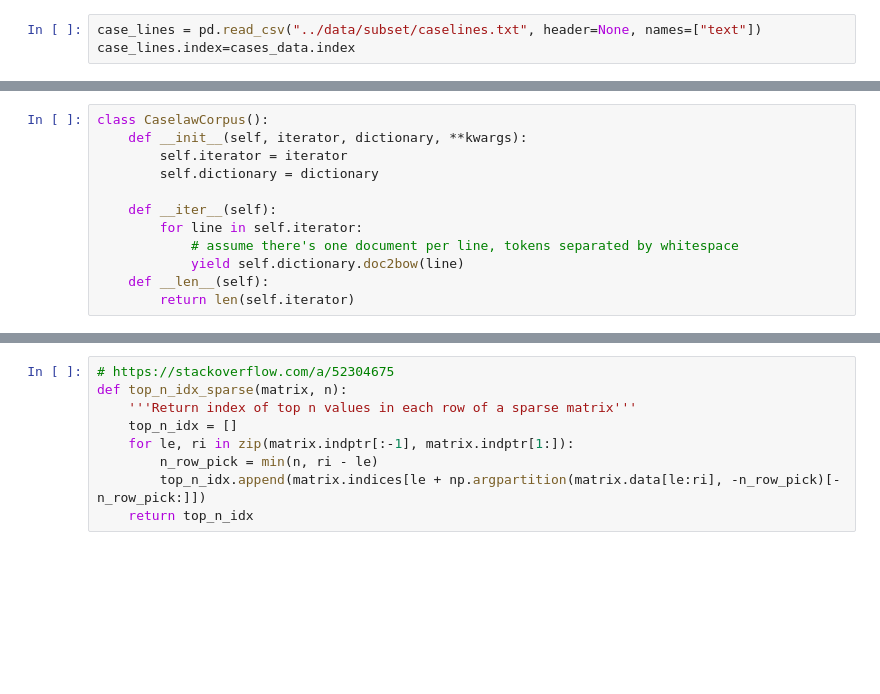
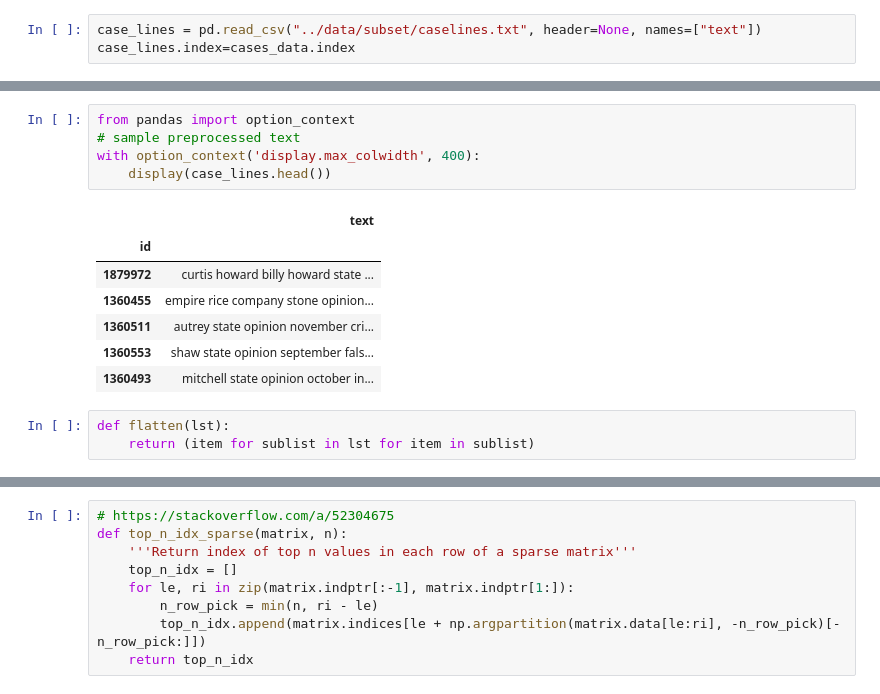
Before and after one commit to parambharat/cs109b-grp9-final-project, a Jupyter notebook: notebooks/data_wrangling.ipynb, the cells around one changed output, grey strips where cells are left out. Drawn from its saved outputs; the diff is of its cells as text; blank space fills up the shorter version.

Commit message:
update : add text processing comments and notes

```diff
--- a/notebooks/data_wrangling.ipynb
+++ b/notebooks/data_wrangling.ipynb
@@ -649,12 +594,16 @@ class CaselineIterator:
-# %%
-class CaselawCorpus():
-    def __init__(self, iterator, dictionary, **kwargs):
-        self.iterator = iterator
-        self.dictionary = dictionary
-
-    def __iter__(self):
-        for line in self.iterator:
-            # assume there's one document per line, tokens separated by whitespace
-            yield self.dictionary.doc2bow(line)
-    def __len__(self):
-        return len(self.iterator)
+# %%
+from pandas import option_context
+# sample preprocessed text
+with option_context('display.max_colwidth', 400):
+    display(case_lines.head())
+# %% [output]
+|  | text |
+| id |  |
+| 1879972 | curtis howard billy howard state ... |
+| 1360455 | empire rice company stone opinion... |
+| 1360511 | autrey state opinion november cri... |
+| 1360553 | shaw state opinion september fals... |
+| 1360493 | mitchell state opinion october in... |
+# %%
+def flatten(lst):
+    return (item for sublist in lst for item in sublist)
```
Also changed, not shown: parts of 61 cells of this notebook.
